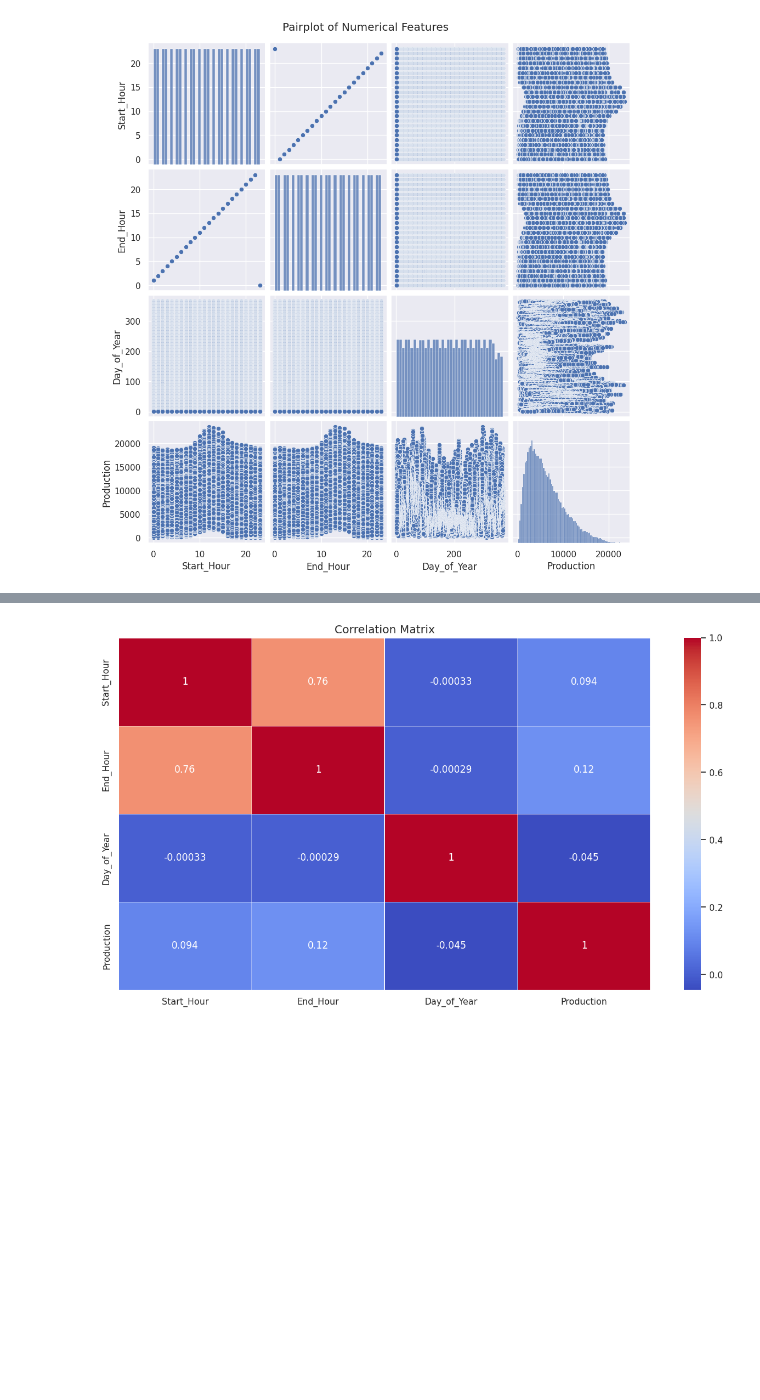
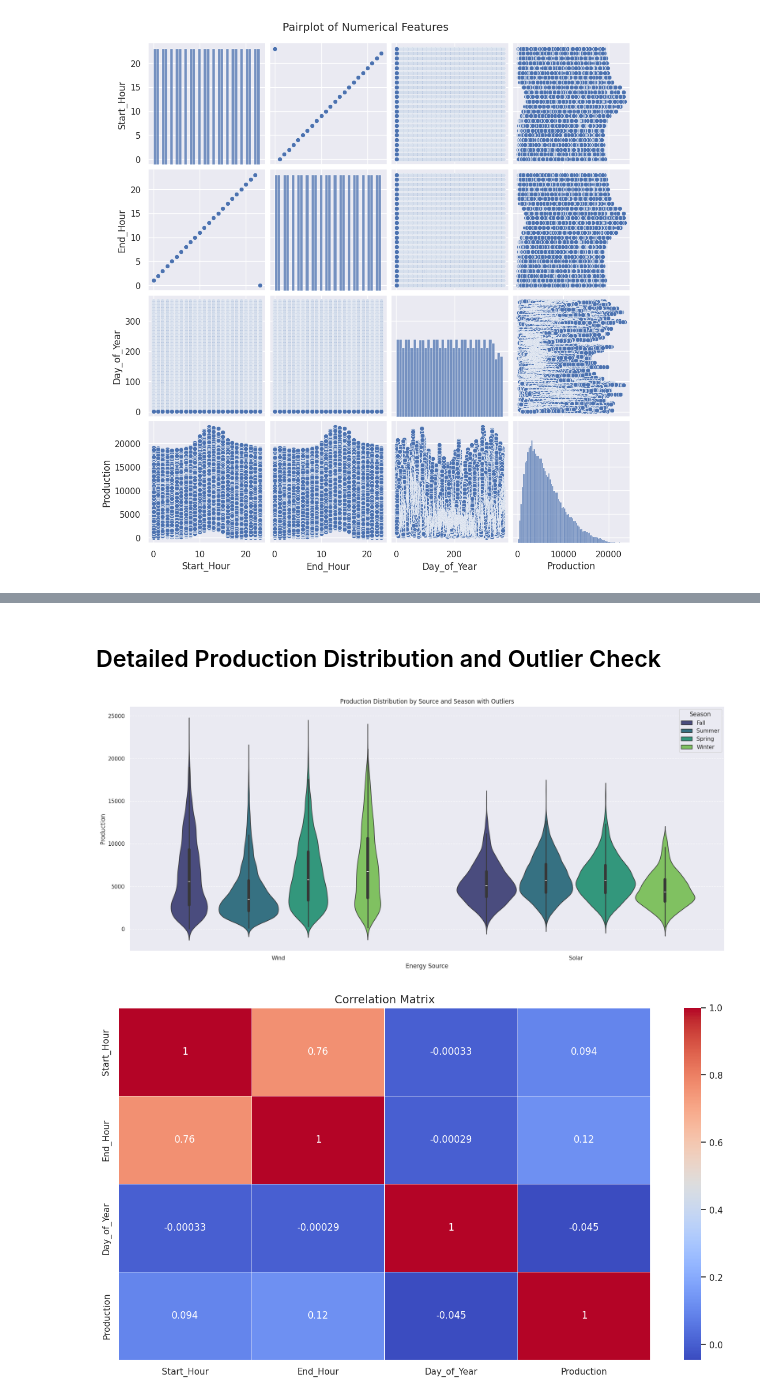
Before and after one commit to Nikhil5566/EDA-Repo, a Jupyter notebook: Wind_&_Solar_Energy_Production_Dataset.ipynb, the cells around one changed output, grey strips where cells are left out. Saved outputs shown, nothing was run; the diff lists cells and outputs as text; code cells hidden in the pictures; blank space fills up the shorter version.

```diff
--- a/Wind_&_Solar_Energy_Production_Dataset.ipynb
+++ b/Wind_&_Solar_Energy_Production_Dataset.ipynb
@@ -302,3 +405,16 @@ plt.show()
+# %% [markdown]
+## Detailed Production Distribution and Outlier Check
+# %%
+plt.figure(figsize=(18, 8))
+sns.violinplot(data=df_filtered, x='Source', y='Production', hue='Season', palette='viridis')
+plt.title('Production Distribution by Source and Season with Outliers')
+plt.xlabel('Energy Source')
+plt.ylabel('Production')
+plt.grid(axis='y', linestyle='--', alpha=0.7)
+plt.tight_layout()
+plt.show()
+# %% [output]
+[figure, added]
 # %%
 plt.figure(figsize=(15, 8))
 sns.heatmap(df.corr(numeric_only = True), annot=True, cmap="coolwarm", linewidths=0.5)
```
Also changed, not shown: parts of 13 cells of this notebook.
